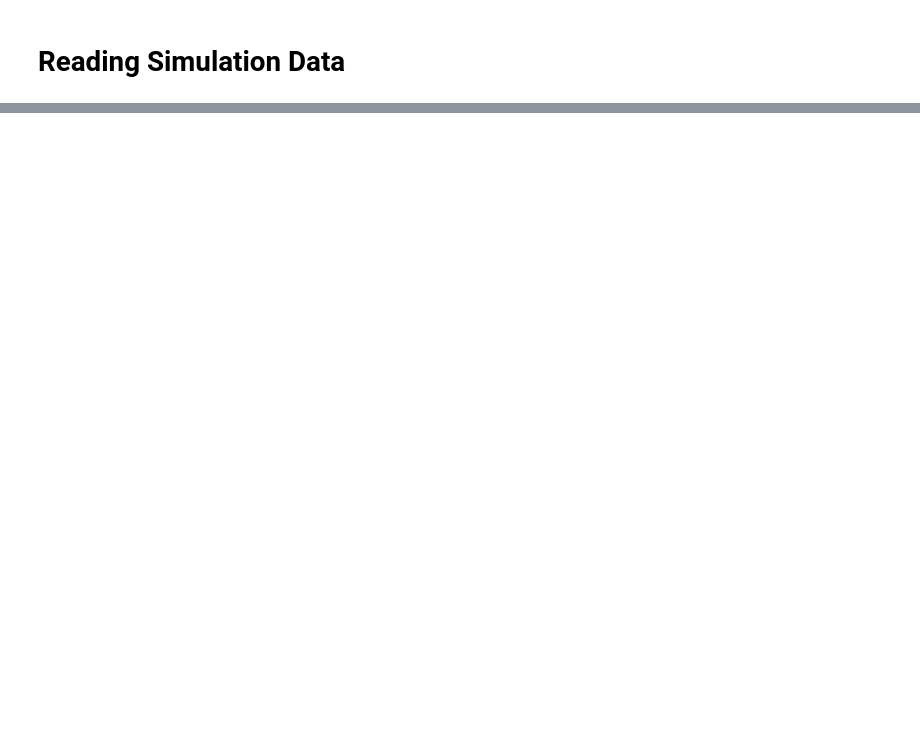
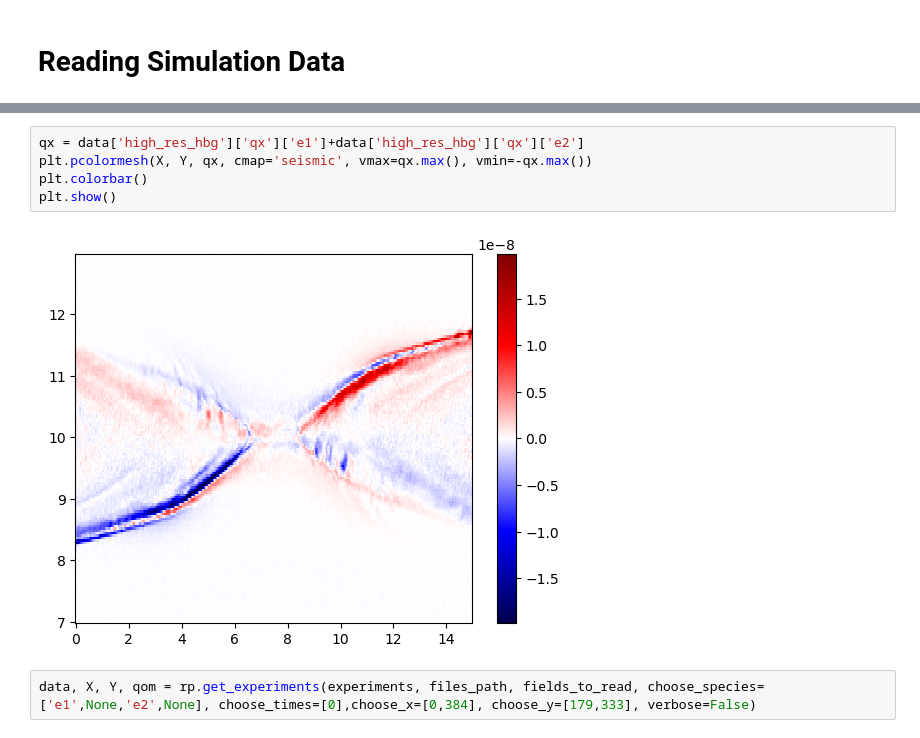
Before and after one commit to georgemilosh/closure, a Jupyter notebook: examples/read_PIC.ipynb, the cells around one changed output, grey strips where cells are left out. Cells and saved outputs as stored; diff of their text form; blank space fills up the shorter version.

```diff
--- a/examples/read_PIC.ipynb
+++ b/examples/read_PIC.ipynb
@@ -60,0 +43,9 @@ INFO:read_pic:loading Ppar and Pperp
+# %%
+qx = data['high_res_hbg']['qx']['e1']+data['high_res_hbg']['qx']['e2']
+plt.pcolormesh(X, Y, qx, cmap='seismic', vmax=qx.max(), vmin=-qx.max())
+plt.colorbar()
+plt.show()
+# %% [output]
+[figure, added]
+# %%
+data, X, Y, qom = rp.get_experiments(experiments, files_path, fields_to_read, choose_species=['e1',None,'e2',None], choose_times=[0],choose_x=[0,384], choose_y=[179,333], verbose=False)
```
Also changed, not shown: parts of 16 cells of this notebook, 5 other files.
